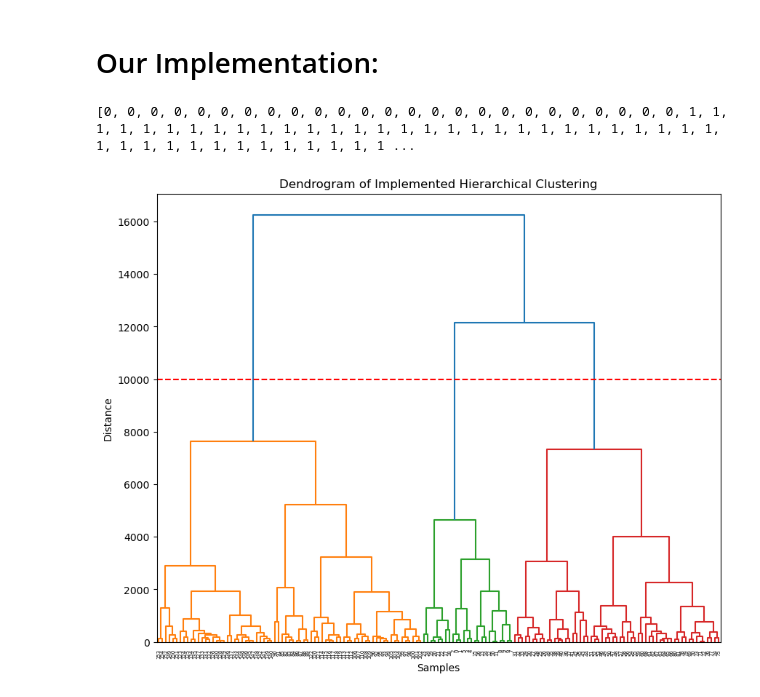
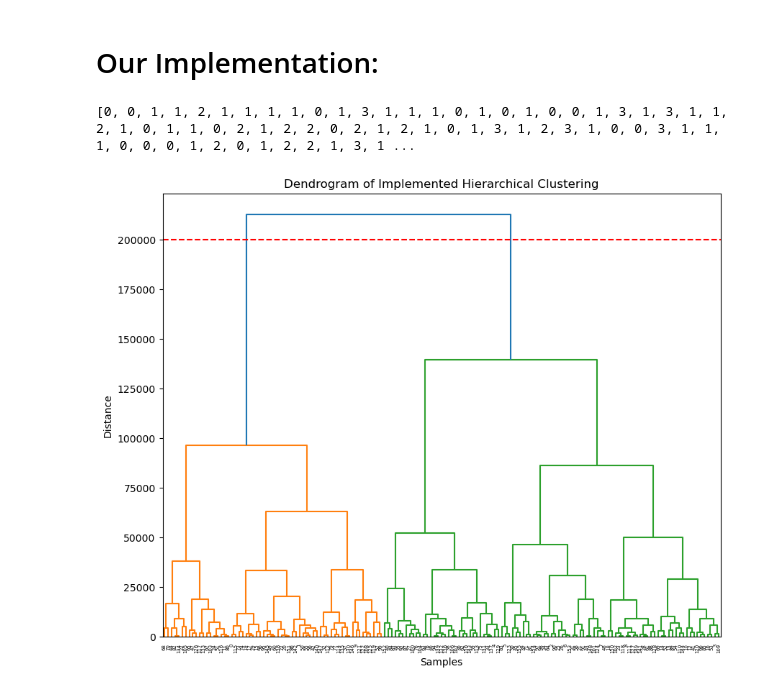
Before and after one commit to vratins/AsthmaClustering, a Jupyter notebook: hierarchicalClustering.ipynb, the cells around one changed output. Saved outputs shown, nothing was run; the diff lists cells and outputs as text; code cells hidden in the pictures.

```diff
--- a/hierarchicalClustering.ipynb
+++ b/hierarchicalClustering.ipynb
@@ -16,8 +16,9 @@ small_data = pd.read_csv("Data/BAL/TestBALData.tsv", sep = '\t', usecols=range(2
 total_data = pd.read_csv("Data/BAL/normdataBAL0715.txt", sep = '\t').T
 filtered_data = pd.read_csv("filtered_data_BAL.csv", sep = ',').T
 sample_data = (datasets.load_iris()).data #default data set from sklearn for testing
+BEC_filtered = pd.read_csv("filtered_bec.csv", sep = ',').T
 
-data = filtered_data
+data = BEC_filtered
 clusterNum = 4
 # %% [markdown]
 # SciKit Implementation:
@@ -165,16 +166,16 @@ distMatrix = distanceMatrix(data)
 # orange - cluster 3/2, green - cluster 0, red - cluster 1,
 # singleLinkage(data)
 # %% [output]
-[0, 0, 0, 0, 0, 0, 0, 0, 0, 0, 0, 0, 0, 0, 0, 0, 0, 0, 0, 0, 0, 0, 0, 0, 0, 1, 1, 1, 1, 1, 1, 1, 1, 1, 1, 1, 1, 1, 1, 1, 1, 1, 1, 1, 1, 1, 1, 1, 1, 1, 1, 1, 1, 1, 1, 1, 1, 1, 1, 1, 1, 1, 1, 1, 1, 1, 1 ...
+[0, 0, 1, 1, 2, 1, 1, 1, 1, 0, 1, 3, 1, 1, 1, 0, 1, 0, 1, 0, 0, 1, 3, 1, 3, 1, 1, 2, 1, 0, 1, 1, 0, 2, 1, 2, 2, 0, 2, 1, 2, 1, 0, 1, 3, 1, 2, 3, 1, 0, 0, 3, 1, 1, 1, 0, 0, 0, 1, 2, 0, 1, 2, 2, 1, 3, 1 ...
 # %%
 Z = linkage(distMatrix, method='average')
 # Z = singleLinkage(data)
 plt.figure(figsize=(10, 8))
 dendrogram(Z)
 plt.xlabel('Samples')
 plt.ylabel('Distance')
 plt.title('Dendrogram of Implemented Hierarchical Clustering')
-plt.axhline(y=10000, color='r', linestyle='--')
+plt.axhline(y=200000, color='r', linestyle='--')
 plt.show()
 # %% [output]
-[figure, old version]
+[figure, new version]
```
Also changed, not shown: parts of 2 cells of this notebook.
